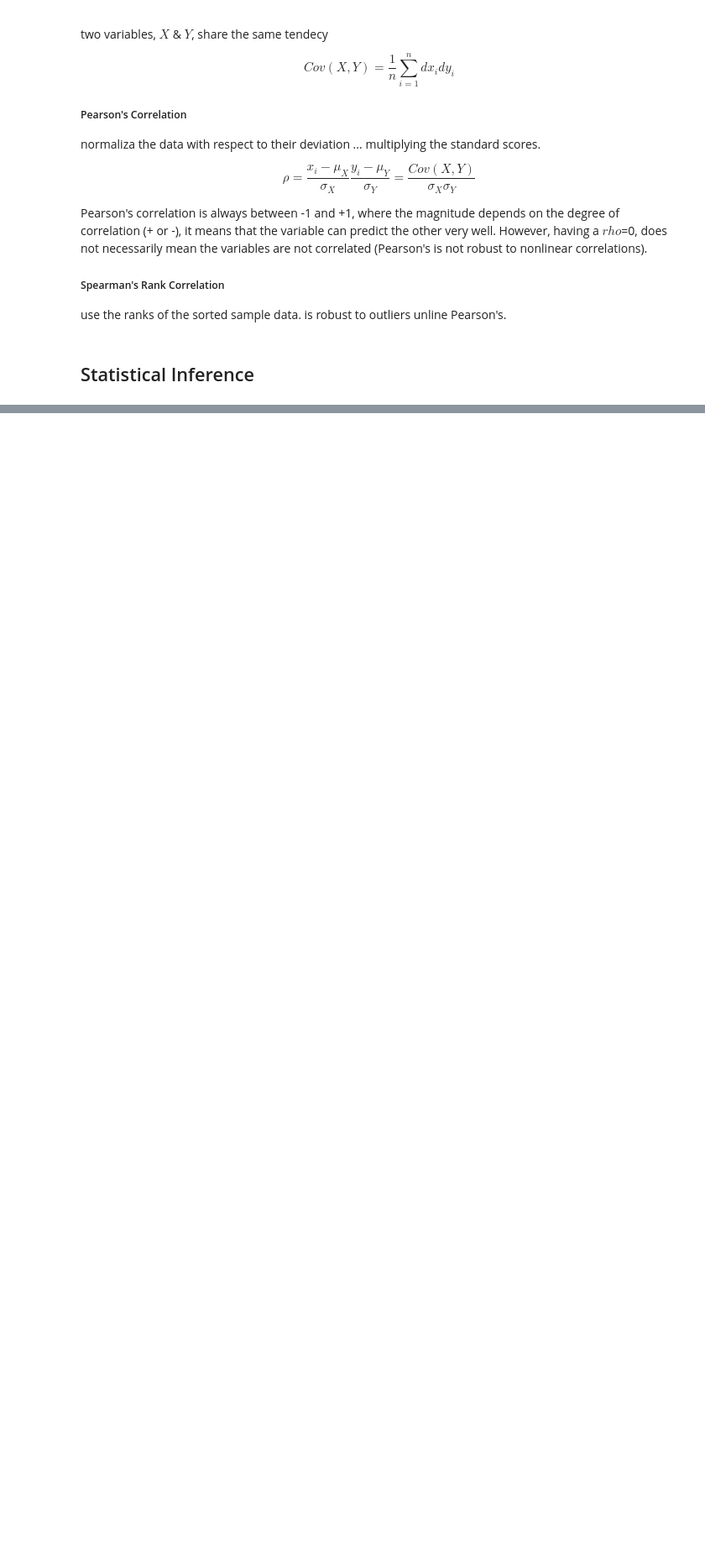
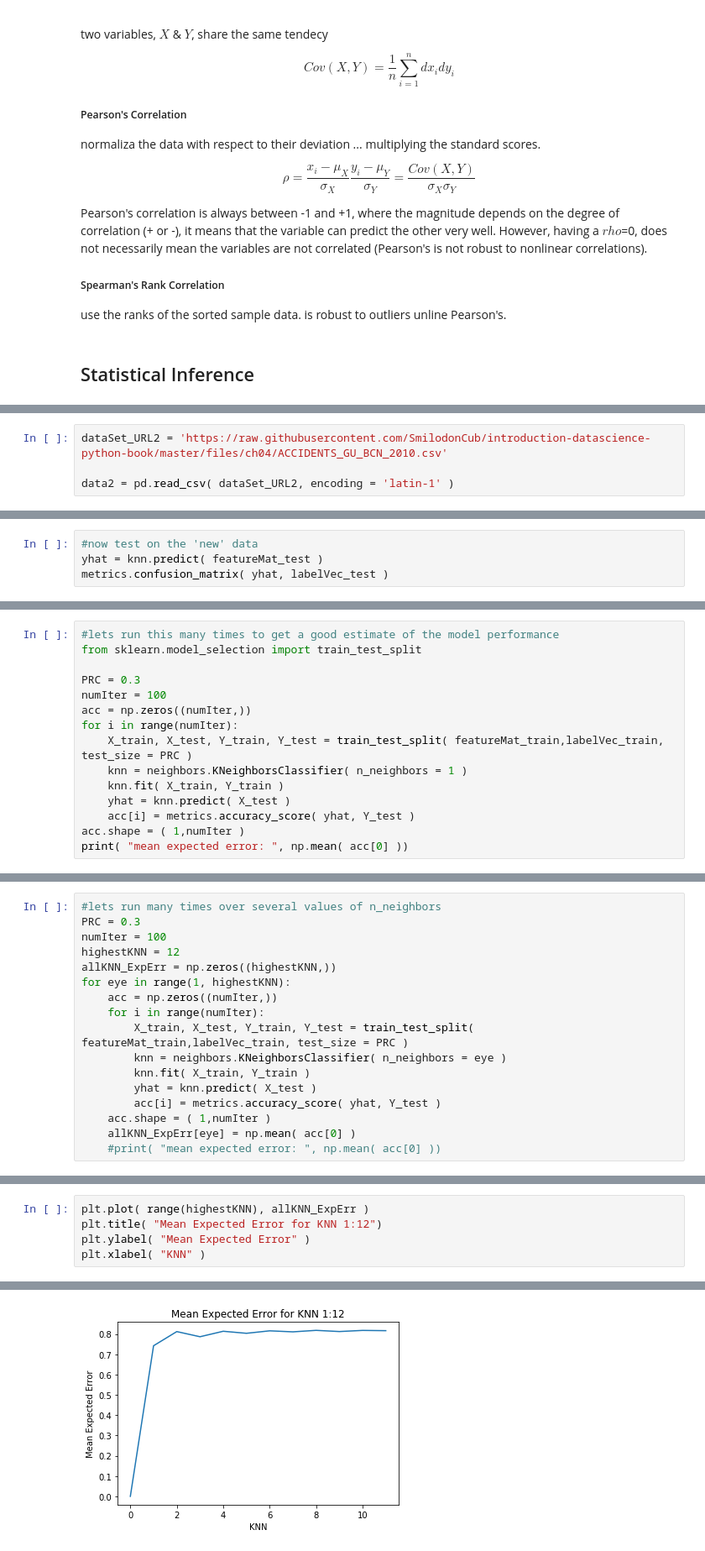
Before and after one commit to SmilodonCub/ReadingLearningTinkering, a Jupyter notebook: Intro2DataScience_IgualSegui_Notes.ipynb, the cells around one changed output, grey strips where cells are left out. Shown: that part at 84% size. Drawn from its saved outputs; the diff is of its cells as text; blank space fills up the shorter version.

```diff
--- a/Intro2DataScience_IgualSegui_Notes.ipynb
+++ b/Intro2DataScience_IgualSegui_Notes.ipynb
@@ -772,0 +895,4 @@ use the ranks of the sorted sample data. is robust to outliers unline Pearson's.
+# %%
+dataSet_URL2 = 'https://raw.githubusercontent.com/SmilodonCub/introduction-datascience-python-book/master/files/ch04/ACCIDENTS_GU_BCN_2010.csv'
+
+data2 = pd.read_csv( dataSet_URL2, encoding = 'latin-1' )
@@ -772,0 +1139,4 @@ use the ranks of the sorted sample data. is robust to outliers unline Pearson's.
+# %%
+#now test on the 'new' data
+yhat = knn.predict( featureMat_test )
+metrics.confusion_matrix( yhat, labelVec_test )
@@ -772,0 +1146,15 @@ use the ranks of the sorted sample data. is robust to outliers unline Pearson's.
+# %%
+#lets run this many times to get a good estimate of the model performance
+from sklearn.model_selection import train_test_split
+
+PRC = 0.3
+numIter = 100
+acc = np.zeros((numIter,))
+for i in range(numIter):
+    X_train, X_test, Y_train, Y_test = train_test_split( featureMat_train,labelVec_train, test_size = PRC )
+    knn = neighbors.KNeighborsClassifier( n_neighbors = 1 )
+    knn.fit( X_train, Y_train )
+    yhat = knn.predict( X_test )
+    acc[i] = metrics.accuracy_score( yhat, Y_test )
+acc.shape = ( 1,numIter )
+print( "mean expected error: ", np.mean( acc[0] ))
@@ -772,0 +1163,17 @@ use the ranks of the sorted sample data. is robust to outliers unline Pearson's.
+# %%
+#lets run many times over several values of n_neighbors
+PRC = 0.3
+numIter = 100
+highestKNN = 12
+allKNN_ExpErr = np.zeros((highestKNN,))
+for eye in range(1, highestKNN):
+    acc = np.zeros((numIter,))
+    for i in range(numIter):
+        X_train, X_test, Y_train, Y_test = train_test_split( featureMat_train,labelVec_train, test_size = PRC )
+        knn = neighbors.KNeighborsClassifier( n_neighbors = eye )
+        knn.fit( X_train, Y_train )
+        yhat = knn.predict( X_test )
+        acc[i] = metrics.accuracy_score( yhat, Y_test )
+    acc.shape = ( 1,numIter )
+    allKNN_ExpErr[eye] = np.mean( acc[0] )
+    #print( "mean expected error: ", np.mean( acc[0] ))
@@ -772,0 +1192,6 @@ use the ranks of the sorted sample data. is robust to outliers unline Pearson's.
+# %%
+plt.plot( range(highestKNN), allKNN_ExpErr )
+plt.title( "Mean Expected Error for KNN 1:12")
+plt.ylabel( "Mean Expected Error" )
+plt.xlabel( "KNN" )
+# %% [output]
@@ -772,0 +1199 @@ use the ranks of the sorted sample data. is robust to outliers unline Pearson's.
+[figure, added]
```
Also changed, not shown: parts of 53 cells of this notebook.
